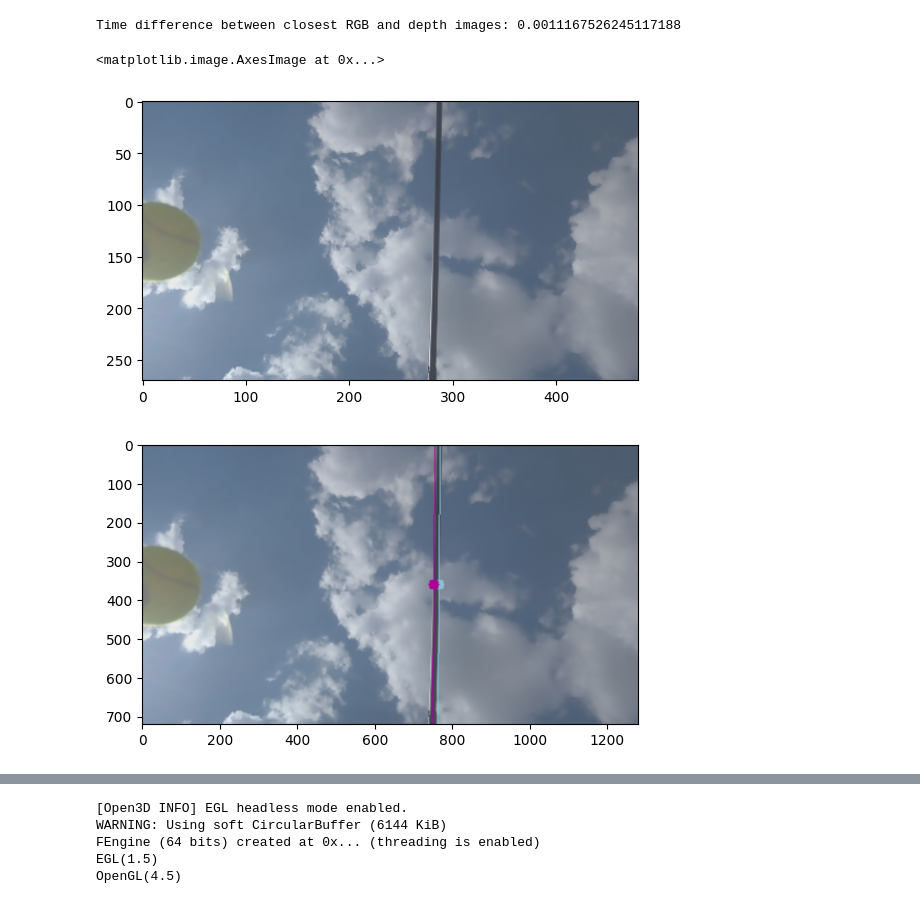
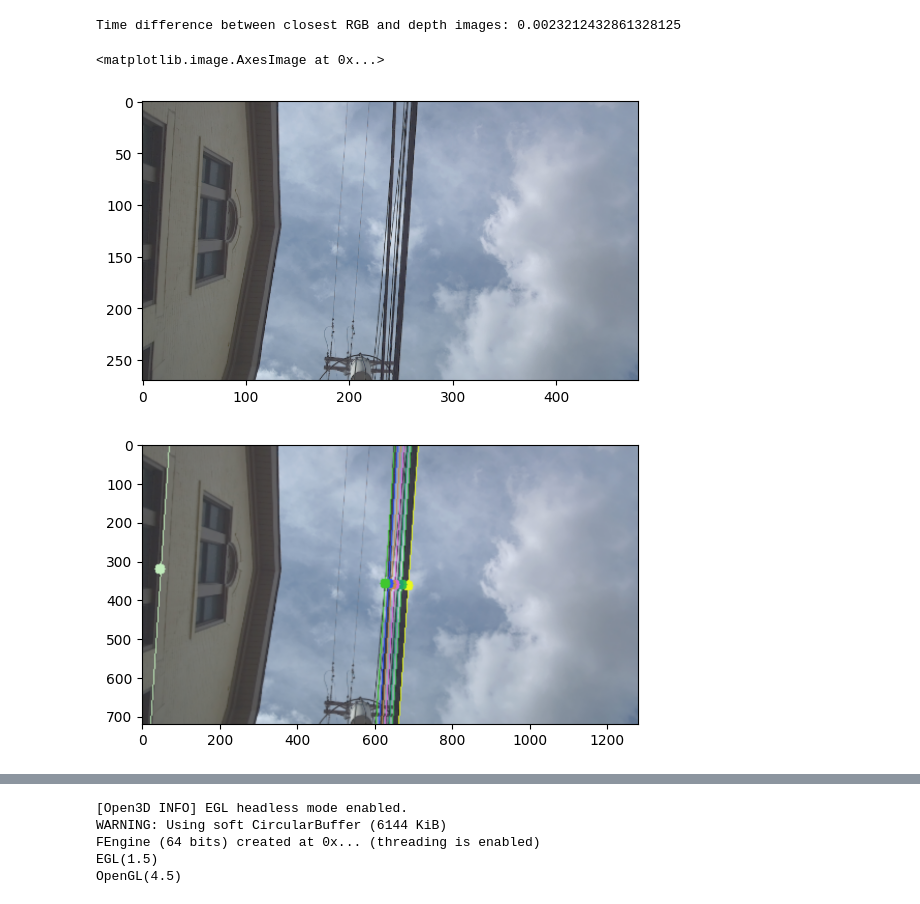
Before and after one commit to tharp789/wire_detection_tests, a Jupyter notebook: wire_detection_python/ransac_experiment.ipynb, the cells around one changed output, grey strips where cells are left out. Saved outputs shown, nothing was run; the diff lists cells and outputs as text; code cells hidden in the pictures.

```diff
--- a/wire_detection_python/ransac_experiment.ipynb
+++ b/wire_detection_python/ransac_experiment.ipynb
@@ -26,8 +25,8 @@ input_image_size = [480, 270]
 # target_timestamp = 1752772596420911873 # straight wire
 # target_timestamp = 1746650656862302432 # angled wire
 
-folder = '/media/tyler/Storage/field_tests/mill19_070225_handheld_wire/'
-target_timestamp = 1751490131658320736
+folder = '/media/tyler/hummingbird/wire_tracking_05-07_40fov/'
+target_timestamp = 1746650647208735712
 
 # folder = '/media/tyler/Storage/field_tests/hawkins_2-19/wire_tracking_02-19_1/'
 # target_timestamp = 1739975958352738816 # seperated wires
@@ -74,40 +73,42 @@ camera_intrinsics[1, 2] *= input_image_size[1] / original_image_size[1]
 
 wire_detector = WireDetectorCPU(detection_config, camera_intrinsics)
 # %% [output]
-Time difference between closest RGB and depth images: 0.0011167526245117188
+Time difference between closest RGB and depth images: 0.0023212432861328125
 # %%
 img = cv2.resize(img, (input_image_size[0], input_image_size[1]))
 depth = cv2.resize(depth, (input_image_size[0], input_image_size[1]))
-cv2.imwrite('detect_3d_output/reference.jpg', img)
+reference = img.copy()
+reference = cv2.resize(reference, (1280, 720))
+cv2.imwrite('../detect_3d_output/reference.jpg', reference)
 plt.figure()
 plt.imshow(cv2.cvtColor(img, cv2.COLOR_BGR2RGB))
 
 # Create segmentation mask
 wire_lines, wire_midpoints, avg_angle, midpoint_dists_wrt_center = wire_detector.detect_wires_2d(img)
 
 img_2d_detect = img.copy()
 rand_colors = np.random.randint(0, 256, (len(wire_midpoints), 3)).tolist()
 for i, (x0,y0,x1,y1) in enumerate(wire_lines):
     cv2.line(img_2d_detect, (x0,y0), (x1,y1), tuple(rand_colors[i]), 1)
 
 for i, (x0,y0) in enumerate(wire_midpoints):
     cv2.circle(img_2d_detect, (int(x0), int(y0)), 5, tuple(rand_colors[i]), -1)
 img_2d_detect = cv2.resize(img_2d_detect, (1280, 720))
-cv2.imwrite('detect_3d_output/wire2d_detect.jpg', img_2d_detect)
+cv2.imwrite('../detect_3d_output/wire2d_detect.jpg', img_2d_detect)
 plt.figure()
 plt.imshow(cv2.cvtColor(img_2d_detect, cv2.COLOR_BGR2RGB))
 
 # create value mask
 # lower_black = np.array([0, 0, 0])
 # cuttoff = 125
 # upper_black = np.array([cuttoff, cuttoff, cuttoff])
 # v_mask = cv2.inRange(img, lower_black, upper_black)
 # plt.figure()
 # plt.imshow(v_mask, cmap='gray')
 # %% [output]
 <matplotlib.image.AxesImage at 0x...>
-[figure, old version]
+[figure, new version]
-[figure, old version]
+[figure, new version]
 # %%
 min_depth = 0.5
 depth[depth <= min_depth] = 0
```
Also changed, not shown: parts of 4 cells of this notebook, 38 other files.
